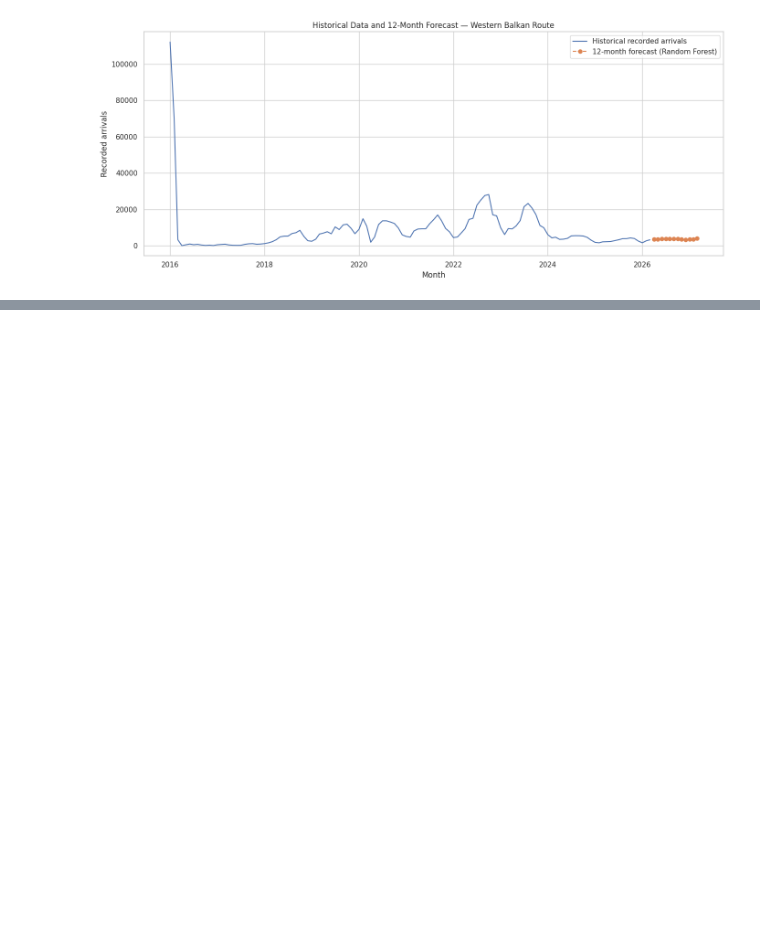
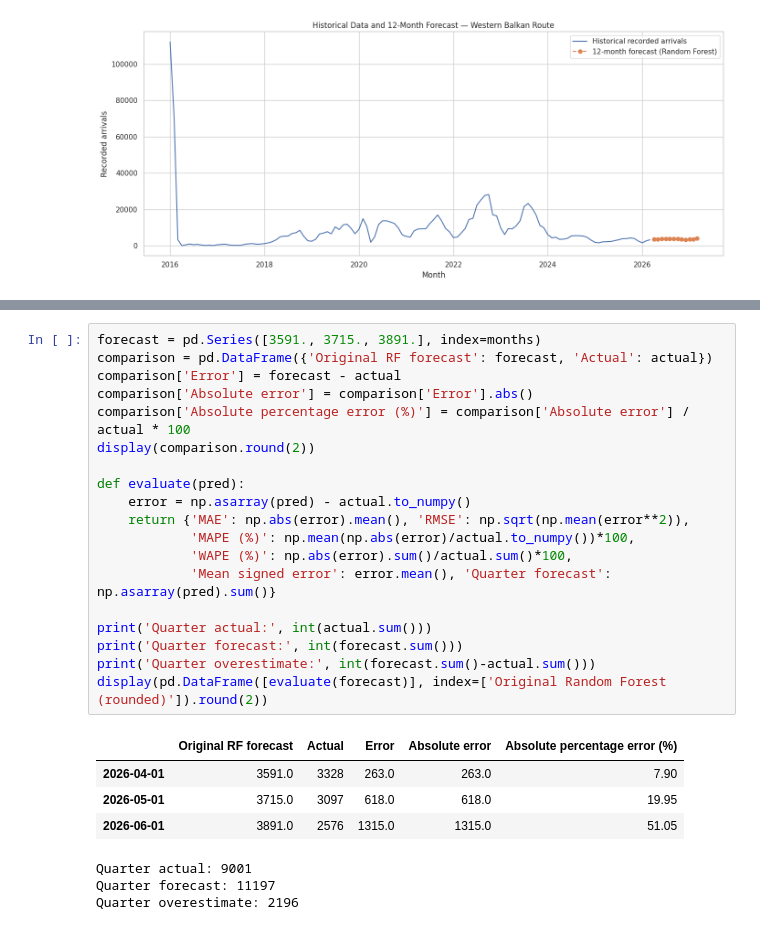
Before and after one commit to juanatga/naser_dsb_capston, a Jupyter notebook: 02_Modeling_Finall_.ipynb, the cells around one changed output, grey strips where cells are left out. Saved outputs shown, nothing was run; the diff lists cells and outputs as text; blank space fills up the shorter version.

```diff
--- a/02_Modeling_Finall_.ipynb
+++ b/02_Modeling_Finall_.ipynb
@@ -678,0 +725,27 @@ Report:
+# %%
+forecast = pd.Series([3591., 3715., 3891.], index=months)
+comparison = pd.DataFrame({'Original RF forecast': forecast, 'Actual': actual})
+comparison['Error'] = forecast - actual
+comparison['Absolute error'] = comparison['Error'].abs()
+comparison['Absolute percentage error (%)'] = comparison['Absolute error'] / actual * 100
+display(comparison.round(2))
+
+def evaluate(pred):
+    error = np.asarray(pred) - actual.to_numpy()
+    return {'MAE': np.abs(error).mean(), 'RMSE': np.sqrt(np.mean(error**2)),
+            'MAPE (%)': np.mean(np.abs(error)/actual.to_numpy())*100,
+            'WAPE (%)': np.abs(error).sum()/actual.sum()*100,
+            'Mean signed error': error.mean(), 'Quarter forecast': np.asarray(pred).sum()}
+
+print('Quarter actual:', int(actual.sum()))
+print('Quarter forecast:', int(forecast.sum()))
+print('Quarter overestimate:', int(forecast.sum()-actual.sum()))
+display(pd.DataFrame([evaluate(forecast)], index=['Original Random Forest (rounded)']).round(2))
+# %% [output]
+|  | Original RF forecast | Actual | Error | Absolute error | Absolute percentage error (%) |
+| 2026-04-01 | 3591.0 | 3328 | 263.0 | 263.0 | 7.90 |
+| 2026-05-01 | 3715.0 | 3097 | 618.0 | 618.0 | 19.95 |
+| 2026-06-01 | 3891.0 | 2576 | 1315.0 | 1315.0 | 51.05 |
+Quarter actual: 9001
+Quarter forecast: 11197
+Quarter overestimate: 2196
```
Also changed, not shown: parts of 9 cells of this notebook.
